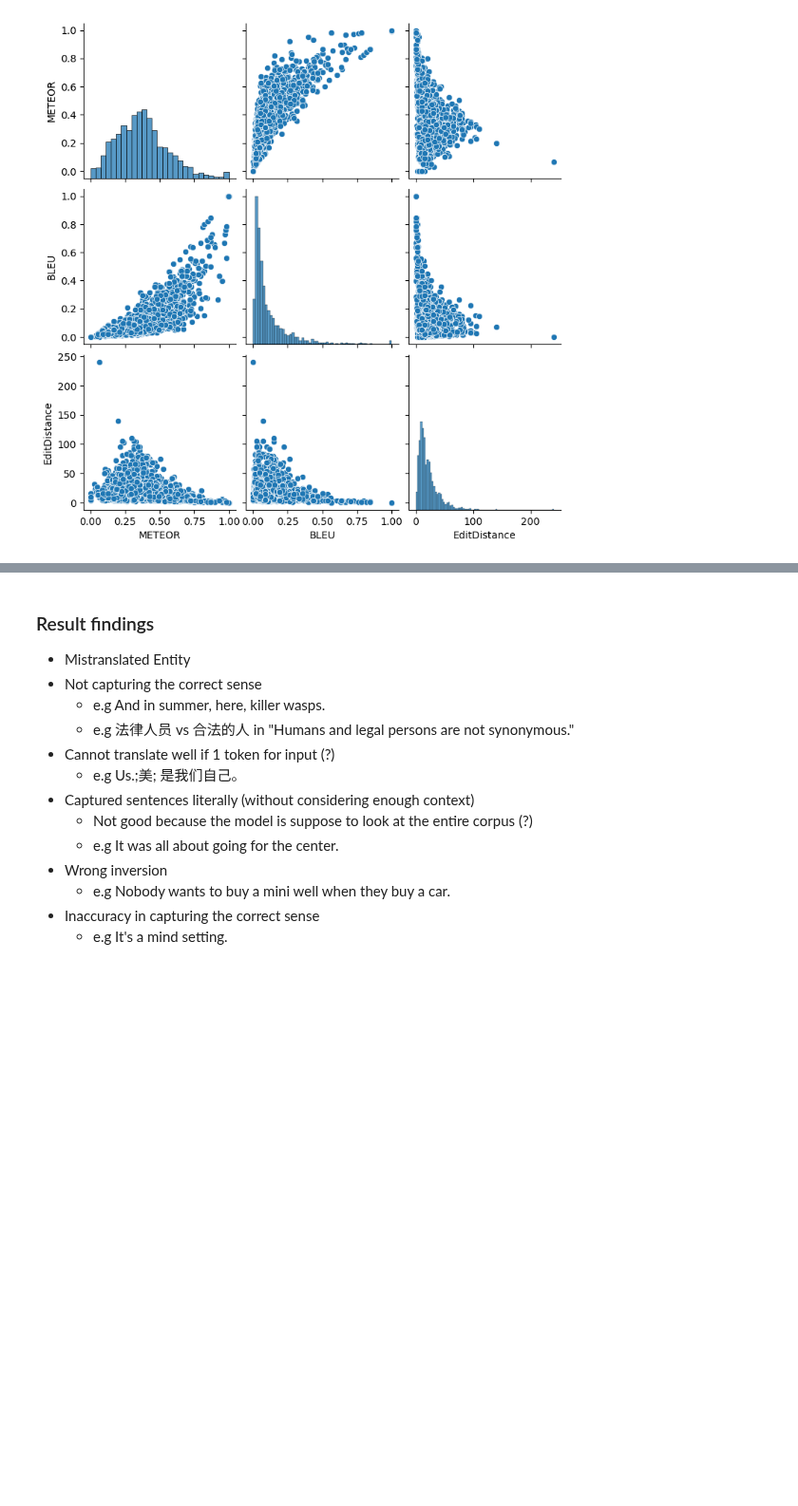
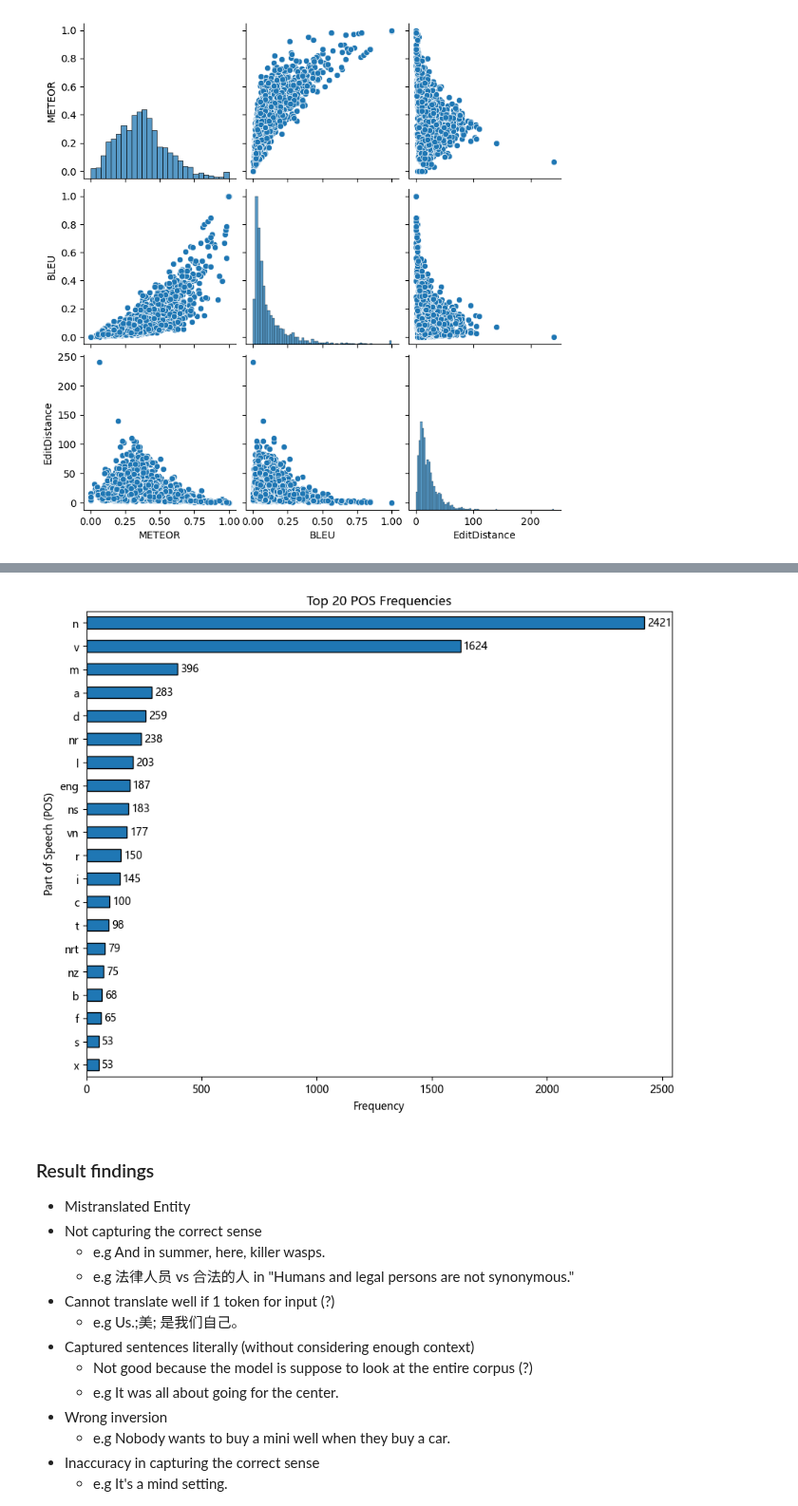
Before and after one commit to JCSnap/cs4248-team-14, a Jupyter notebook: submission/analysis/high_level_analysis.ipynb, the cells around one changed output, grey strips where cells are left out. Shown at 95% size. Cells and saved outputs as stored; diff of their text form; code cells hidden in the pictures; blank space fills up the shorter version.

```diff
--- a/submission/analysis/high_level_analysis.ipynb
+++ b/submission/analysis/high_level_analysis.ipynb
@@ -82,3 +176,16 @@ sns.pairplot(df_sentences[['METEOR', 'BLEU', 'EditDistance']])
+# %%
+top_20_pos = df_mismatches['POS'].value_counts().nlargest(20)
+
+plt.figure(figsize=(10, 8))
+ax = top_20_pos.plot(kind='barh', edgecolor='black')
+ax.bar_label(ax.containers[0], fmt='%d', padding=3)  # Add value labels to bars
+plt.xlabel('Frequency')
+plt.ylabel('Part of Speech (POS)')
+plt.title('Top 20 POS Frequencies')
+plt.gca().invert_yaxis()  # Invert y-axis to display POS vertically
+plt.show()
+# %% [output]
+[figure, added]
 # %% [markdown]
 ### Result findings
 - Mistranslated Entity
```
Also changed, not shown: parts of 9 cells of this notebook, 4 other files.
